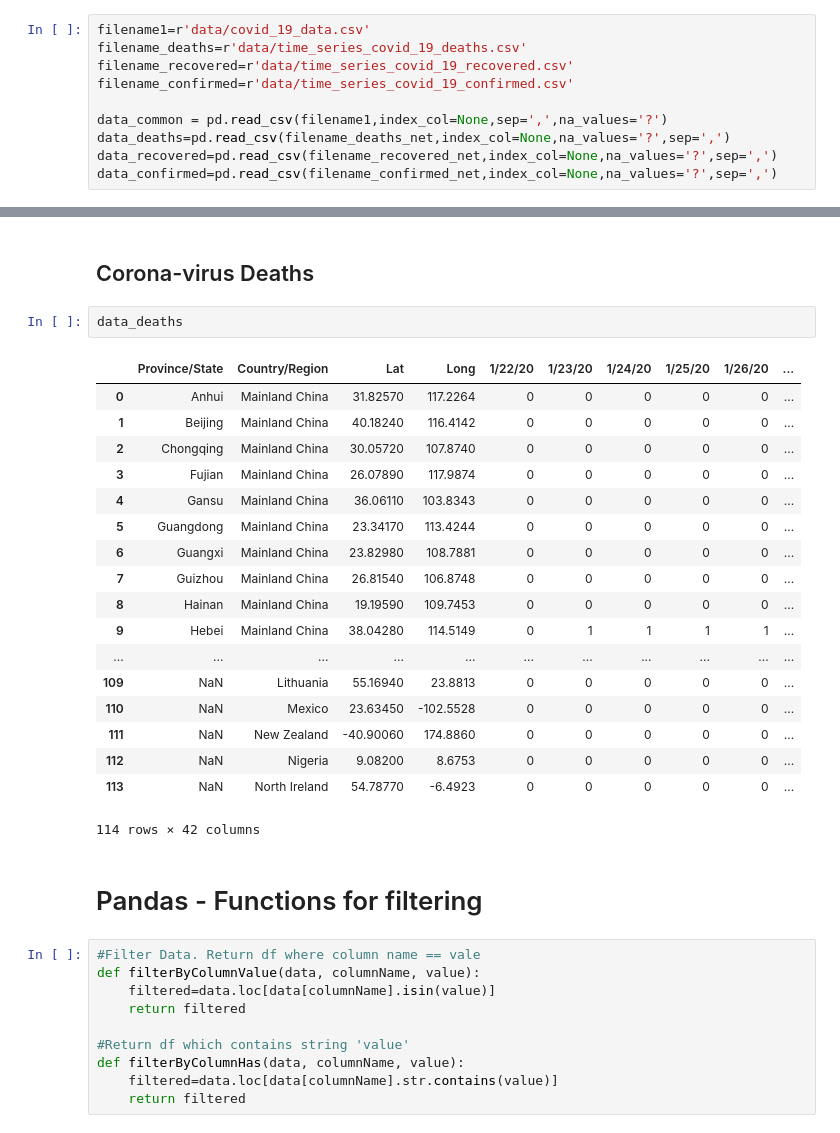
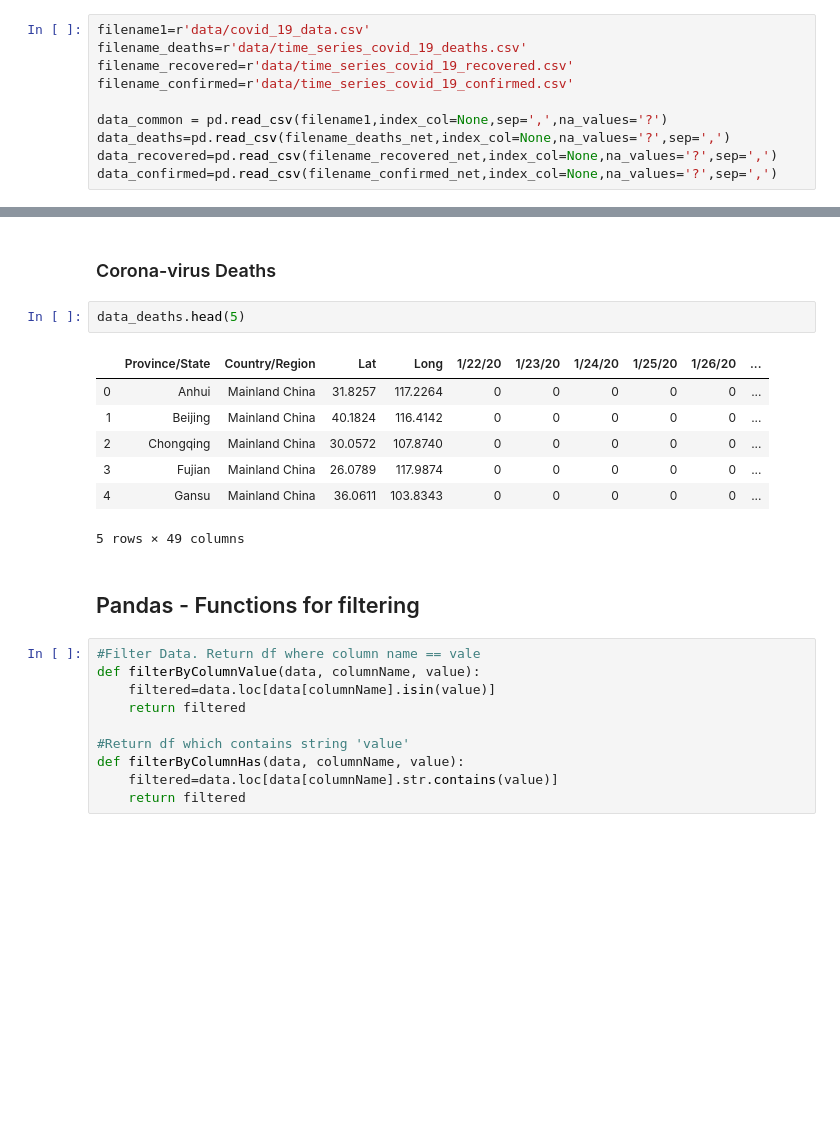
Before and after one commit to Yooru6/Corona-Virus, a Jupyter notebook: Corona_Data_Analysis.ipynb, the cells around one changed output, grey strips where cells are left out. Drawn from its saved outputs; the diff is of its cells as text; blank space fills up the shorter version.

```diff
--- a/Corona_Data_Analysis.ipynb
+++ b/Corona_Data_Analysis.ipynb
@@ -45,28 +35,17 @@ data_common
 # %% [markdown]
-## Corona-virus Deaths
+### Corona-virus Deaths
 # %%
-data_deaths
+data_deaths.head(5)
 # %% [output]
 |  | Province/State | Country/Region | Lat | Long | 1/22/20 | 1/23/20 | 1/24/20 | 1/25/20 | 1/26/20 | ... |
-| 0 | Anhui | Mainland China | 31.82570 | 117.2264 | 0 | 0 | 0 | 0 | 0 | ... |
-| 1 | Beijing | Mainland China | 40.18240 | 116.4142 | 0 | 0 | 0 | 0 | 0 | ... |
-| 2 | Chongqing | Mainland China | 30.05720 | 107.8740 | 0 | 0 | 0 | 0 | 0 | ... |
-| 3 | Fujian | Mainland China | 26.07890 | 117.9874 | 0 | 0 | 0 | 0 | 0 | ... |
-| 4 | Gansu | Mainland China | 36.06110 | 103.8343 | 0 | 0 | 0 | 0 | 0 | ... |
-| 5 | Guangdong | Mainland China | 23.34170 | 113.4244 | 0 | 0 | 0 | 0 | 0 | ... |
-| 6 | Guangxi | Mainland China | 23.82980 | 108.7881 | 0 | 0 | 0 | 0 | 0 | ... |
-| 7 | Guizhou | Mainland China | 26.81540 | 106.8748 | 0 | 0 | 0 | 0 | 0 | ... |
-| 8 | Hainan | Mainland China | 19.19590 | 109.7453 | 0 | 0 | 0 | 0 | 0 | ... |
-| 9 | Hebei | Mainland China | 38.04280 | 114.5149 | 0 | 1 | 1 | 1 | 1 | ... |
-| ... | ... | ... | ... | ... | ... | ... | ... | ... | ... | ... |
-| 109 | NaN | Lithuania | 55.16940 | 23.8813 | 0 | 0 | 0 | 0 | 0 | ... |
-| 110 | NaN | Mexico | 23.63450 | -102.5528 | 0 | 0 | 0 | 0 | 0 | ... |
-| 111 | NaN | New Zealand | -40.90060 | 174.8860 | 0 | 0 | 0 | 0 | 0 | ... |
-| 112 | NaN | Nigeria | 9.08200 | 8.6753 | 0 | 0 | 0 | 0 | 0 | ... |
-| 113 | NaN | North Ireland | 54.78770 | -6.4923 | 0 | 0 | 0 | 0 | 0 | ... |
+| 0 | Anhui | Mainland China | 31.8257 | 117.2264 | 0 | 0 | 0 | 0 | 0 | ... |
+| 1 | Beijing | Mainland China | 40.1824 | 116.4142 | 0 | 0 | 0 | 0 | 0 | ... |
+| 2 | Chongqing | Mainland China | 30.0572 | 107.8740 | 0 | 0 | 0 | 0 | 0 | ... |
+| 3 | Fujian | Mainland China | 26.0789 | 117.9874 | 0 | 0 | 0 | 0 | 0 | ... |
+| 4 | Gansu | Mainland China | 36.0611 | 103.8343 | 0 | 0 | 0 | 0 | 0 | ... |
-114 rows × 42 columns
+5 rows × 49 columns
 # %% [markdown]
-# Pandas - Functions for filtering
+## Pandas - Functions for filtering
 # %%
 #Filter Data. Return df where column name == vale
 def filterByColumnValue(data, columnName, value):
```
Also changed, not shown: parts of 92 cells of this notebook, 40 other files.
